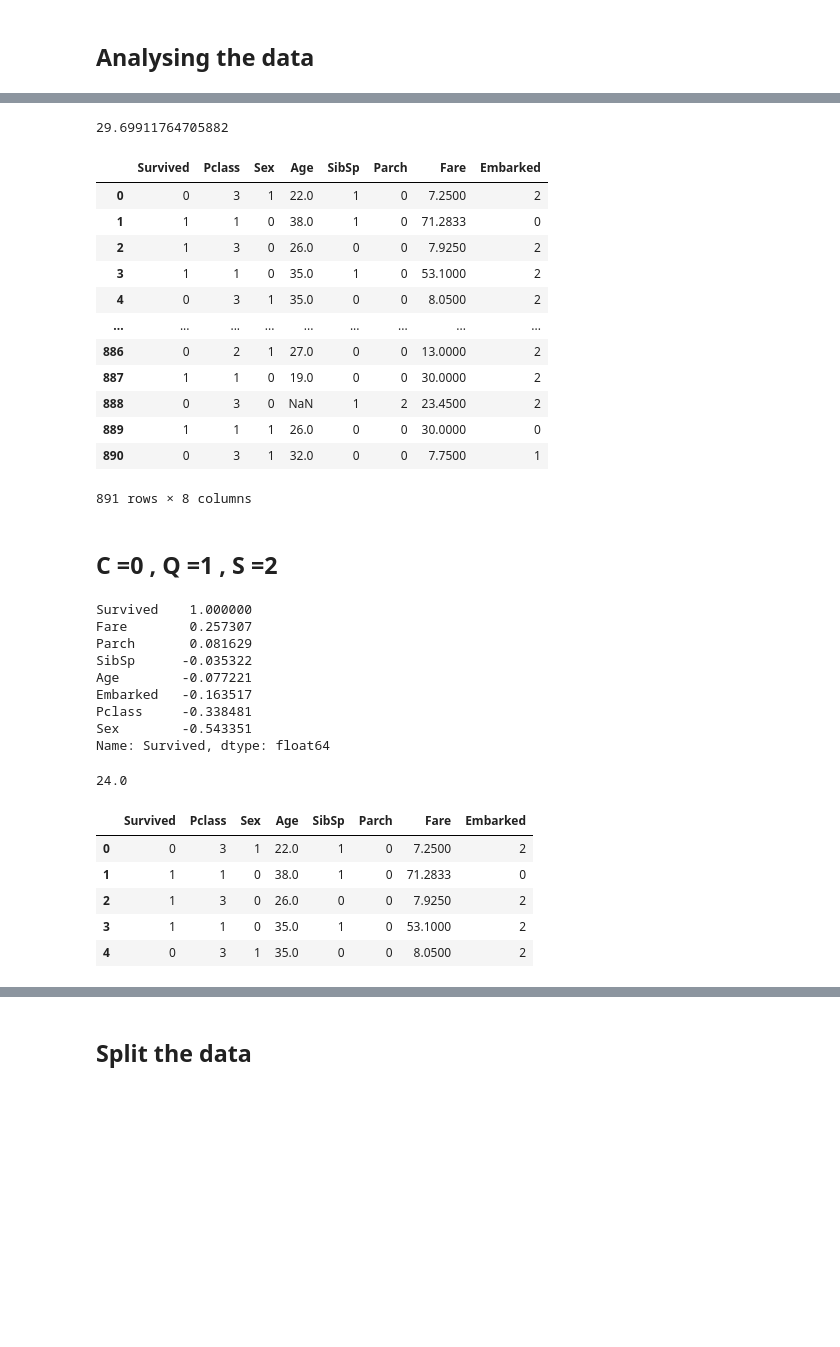
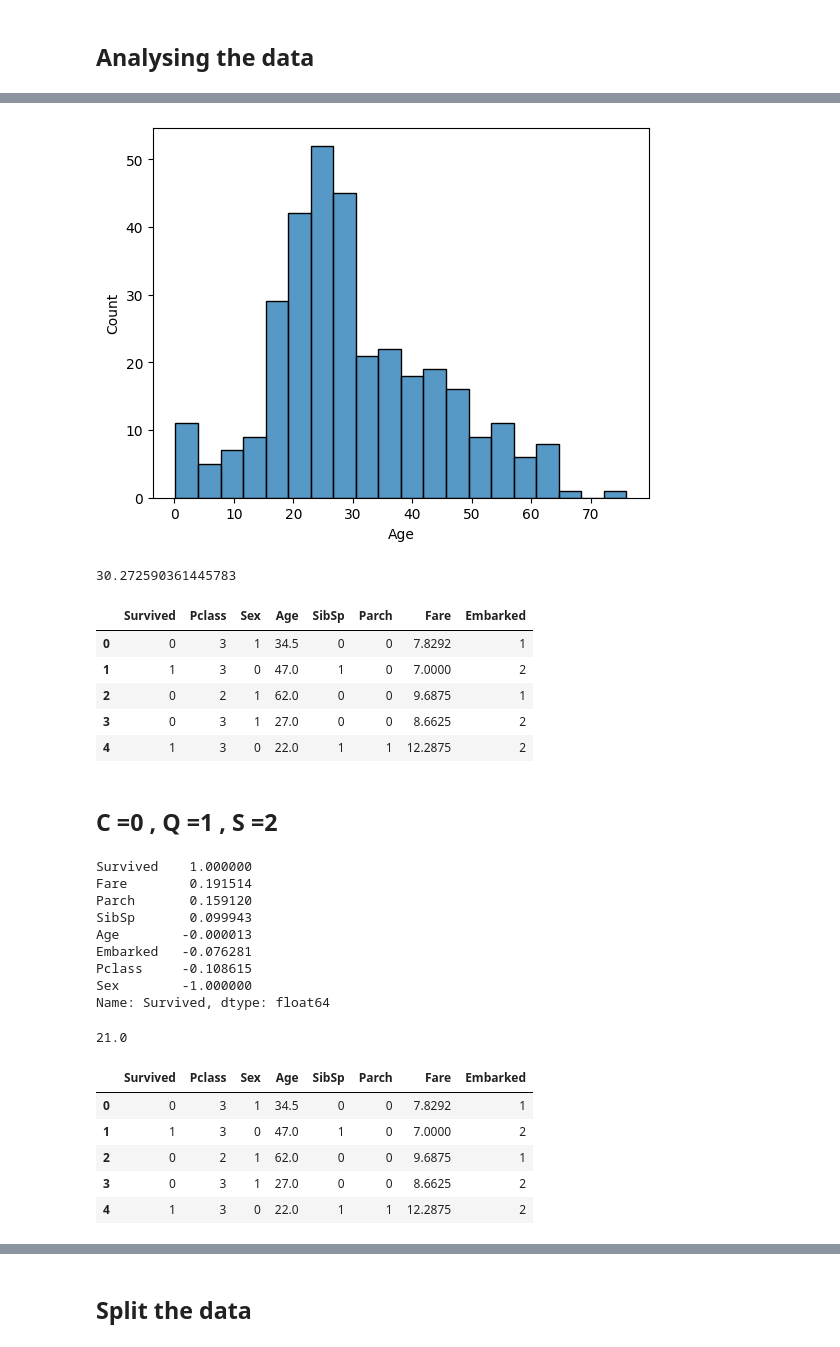
Before and after one commit to soufolbhuiyan/Titanic, a Jupyter notebook: Titanic(KNN).ipynb, the cells around one changed output, grey strips where cells are left out. Cells and saved outputs as stored; diff of their text form; code cells hidden in the pictures; blank space fills up the shorter version.

```diff
--- a/Titanic(KNN).ipynb
+++ b/Titanic(KNN).ipynb
@@ -8,4 +8,5 @@ from sklearn.model_selection import train_test_split
 from sklearn.metrics import accuracy_score
 import matplotlib.pyplot as plt
 # %%
-data = pd.read_csv("Titanic-Dataset.csv")
+data = pd.read_csv("tested.csv")
+data.head()
@@ -62,3 +56,4 @@ memory usage: 83.7+ KB
 # %%
 columns = ["Cabin","Name", "Ticket","PassengerId"]
-data = data.drop(columns = columns,axis=1)
+data = data.drop(columns , axis=1)
+data.head()
@@ -104,26 +90,24 @@ Name: count, Length: 88, dtype: int64
+# %%
+sns.histplot(data['Age'], bins=20)
+plt.show()
+# %% [output]
+[figure, added]
 # %%
 data["Age"].mean()
 # %% [output]
-29.69911764705882
+30.272590361445783
 # %%
 le = LabelEncoder()
 data['Sex'] = le.fit_transform(data['Sex'])
 data["Embarked"] = le.fit_transform(data["Embarked"])
-data
+data.head()
 # %% [output]
 |  | Survived | Pclass | Sex | Age | SibSp | Parch | Fare | Embarked |
-| 0 | 0 | 3 | 1 | 22.0 | 1 | 0 | 7.2500 | 2 |
-| 1 | 1 | 1 | 0 | 38.0 | 1 | 0 | 71.2833 | 0 |
-| 2 | 1 | 3 | 0 | 26.0 | 0 | 0 | 7.9250 | 2 |
-| 3 | 1 | 1 | 0 | 35.0 | 1 | 0 | 53.1000 | 2 |
-| 4 | 0 | 3 | 1 | 35.0 | 0 | 0 | 8.0500 | 2 |
-| ... | ... | ... | ... | ... | ... | ... | ... | ... |
-| 886 | 0 | 2 | 1 | 27.0 | 0 | 0 | 13.0000 | 2 |
-| 887 | 1 | 1 | 0 | 19.0 | 0 | 0 | 30.0000 | 2 |
-| 888 | 0 | 3 | 0 | NaN | 1 | 2 | 23.4500 | 2 |
-| 889 | 1 | 1 | 1 | 26.0 | 0 | 0 | 30.0000 | 0 |
-| 890 | 0 | 3 | 1 | 32.0 | 0 | 0 | 7.7500 | 1 |
+| 0 | 0 | 3 | 1 | 34.5 | 0 | 0 | 7.8292 | 1 |
+| 1 | 1 | 3 | 0 | 47.0 | 1 | 0 | 7.0000 | 2 |
+| 2 | 0 | 2 | 1 | 62.0 | 0 | 0 | 9.6875 | 1 |
+| 3 | 0 | 3 | 1 | 27.0 | 0 | 0 | 8.6625 | 2 |
+| 4 | 1 | 3 | 0 | 22.0 | 1 | 1 | 12.2875 | 2 |
-891 rows × 8 columns
 # %% [markdown]
 ## C =0 , Q =1 , S =2
 # %%
@@ -132,29 +116,29 @@ correlation = corr_data['Survived'].sort_values(ascending = False )
 correlation
 # %% [output]
 Survived    1.000000
-Fare        0.257307
-Parch       0.081629
-SibSp      -0.035322
-Age        -0.077221
-Embarked   -0.163517
-Pclass     -0.338481
-Sex        -0.543351
+Fare        0.191514
+Parch       0.159120
+SibSp       0.099943
+Age        -0.000013
+Embarked   -0.076281
+Pclass     -0.108615
+Sex        -1.000000
 Name: Survived, dtype: float64
 # %%
 mode_value = data['Age'].mode().iloc[0]
 mode_value
 # %% [output]
-24.0
+21.0
 # %%
 data['Age'] = data['Age'].fillna(mode_value)
 data.head()
 # %% [output]
 |  | Survived | Pclass | Sex | Age | SibSp | Parch | Fare | Embarked |
-| 0 | 0 | 3 | 1 | 22.0 | 1 | 0 | 7.2500 | 2 |
-| 1 | 1 | 1 | 0 | 38.0 | 1 | 0 | 71.2833 | 0 |
-| 2 | 1 | 3 | 0 | 26.0 | 0 | 0 | 7.9250 | 2 |
-| 3 | 1 | 1 | 0 | 35.0 | 1 | 0 | 53.1000 | 2 |
-| 4 | 0 | 3 | 1 | 35.0 | 0 | 0 | 8.0500 | 2 |
+| 0 | 0 | 3 | 1 | 34.5 | 0 | 0 | 7.8292 | 1 |
+| 1 | 1 | 3 | 0 | 47.0 | 1 | 0 | 7.0000 | 2 |
+| 2 | 0 | 2 | 1 | 62.0 | 0 | 0 | 9.6875 | 1 |
+| 3 | 0 | 3 | 1 | 27.0 | 0 | 0 | 8.6625 | 2 |
+| 4 | 1 | 3 | 0 | 22.0 | 1 | 1 | 12.2875 | 2 |
 # %%
 data.info()
 # %% [output]
```
Also changed, not shown: parts of 38 cells of this notebook, 5 other files.
